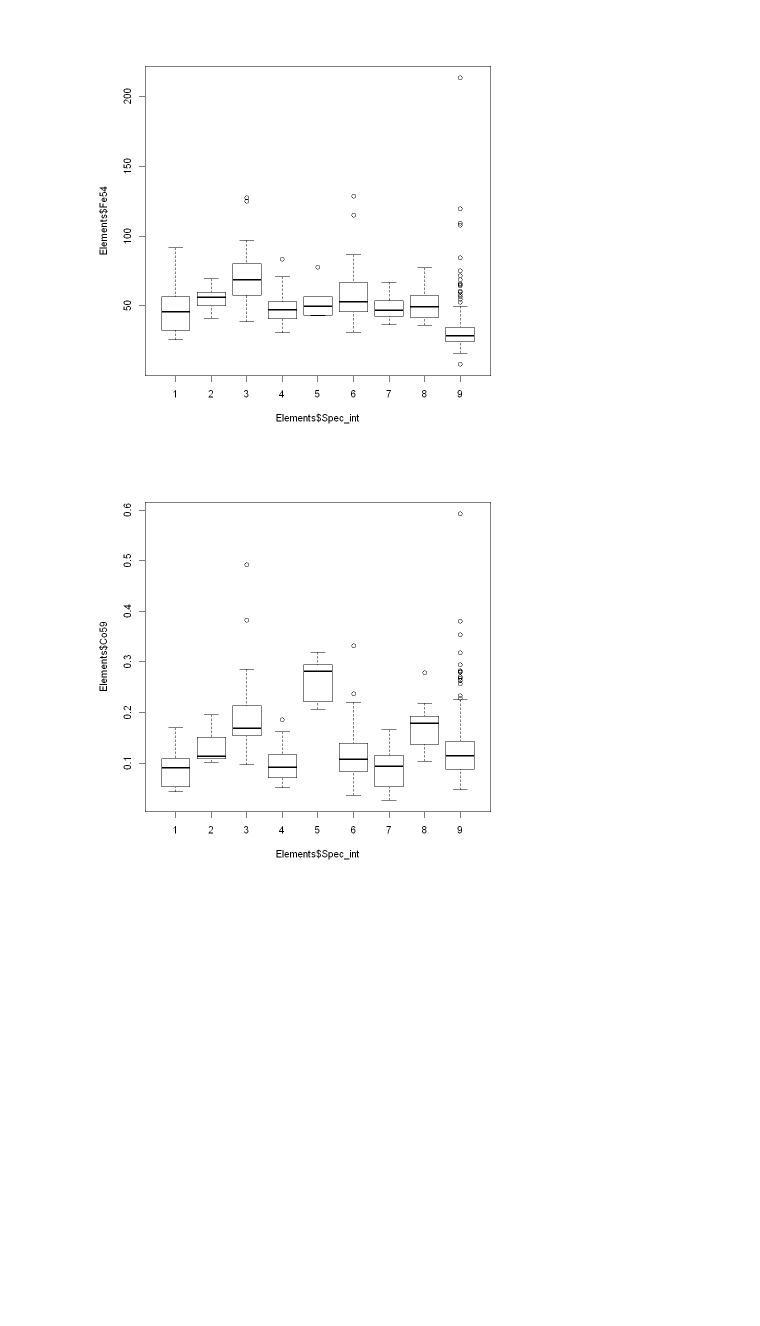
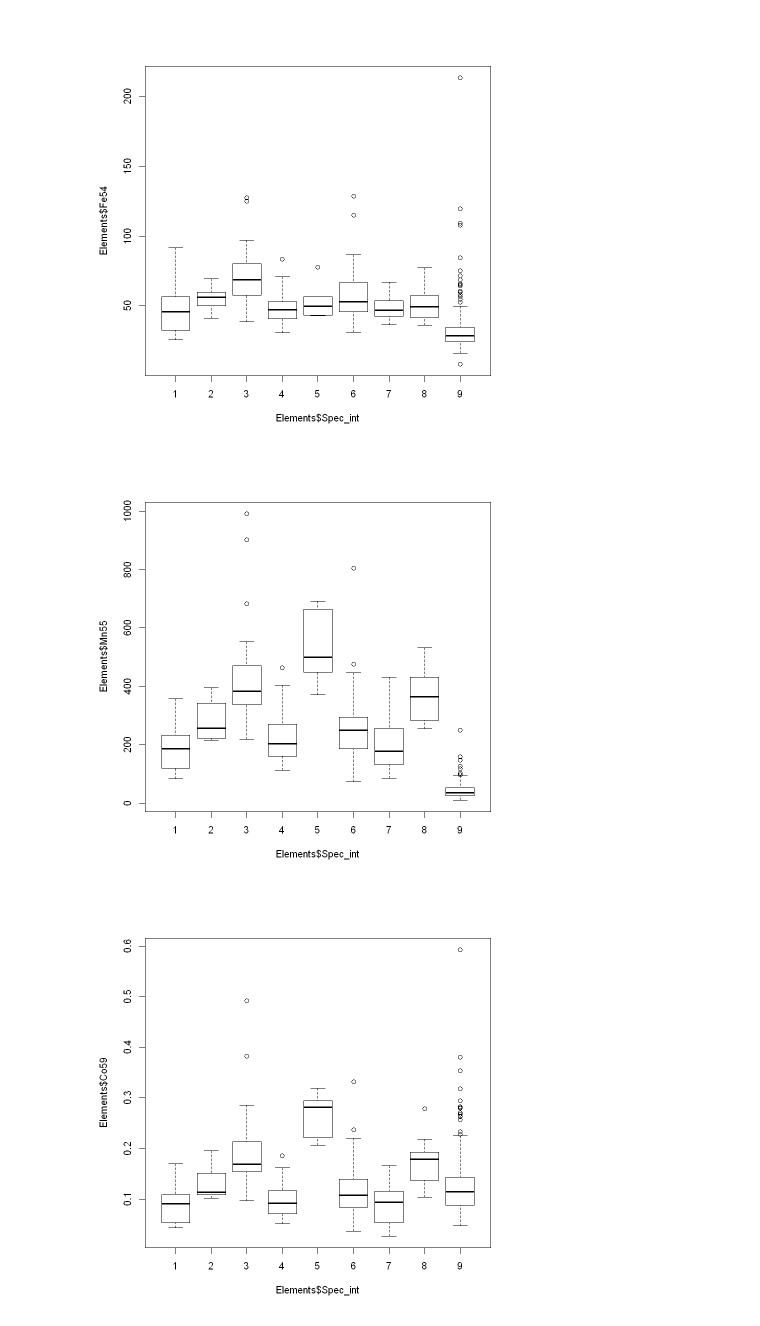
Before and after one commit to Kovacs-Lab/Aim-3, a Jupyter notebook: Ionomics/Boxplots/Boxplots_X.ipynb, the cells around one changed output. Saved outputs shown, nothing was run; the diff lists cells and outputs as text; code cells hidden in the pictures; blank space fills up the shorter version.

Commit message:
Updated Raw Boxplots
added missing ions

```diff
--- a/Ionomics/Boxplots/Boxplots_X.ipynb
+++ b/Ionomics/Boxplots/Boxplots_X.ipynb
@@ -106,6 +106,10 @@ boxplot(Elements$Ca44~Elements$Spec_int)
 boxplot(Elements$Fe54~Elements$Spec_int)
 # %% [output]
 [figure]
+# %%
+boxplot(Elements$Mn55~Elements$Spec_int)
+# %% [output]
+[figure, added]
 # %%
 boxplot(Elements$Co59~Elements$Spec_int)
 # %% [output]
```
Also changed, not shown: parts of 2 cells of this notebook, 2 other files.
